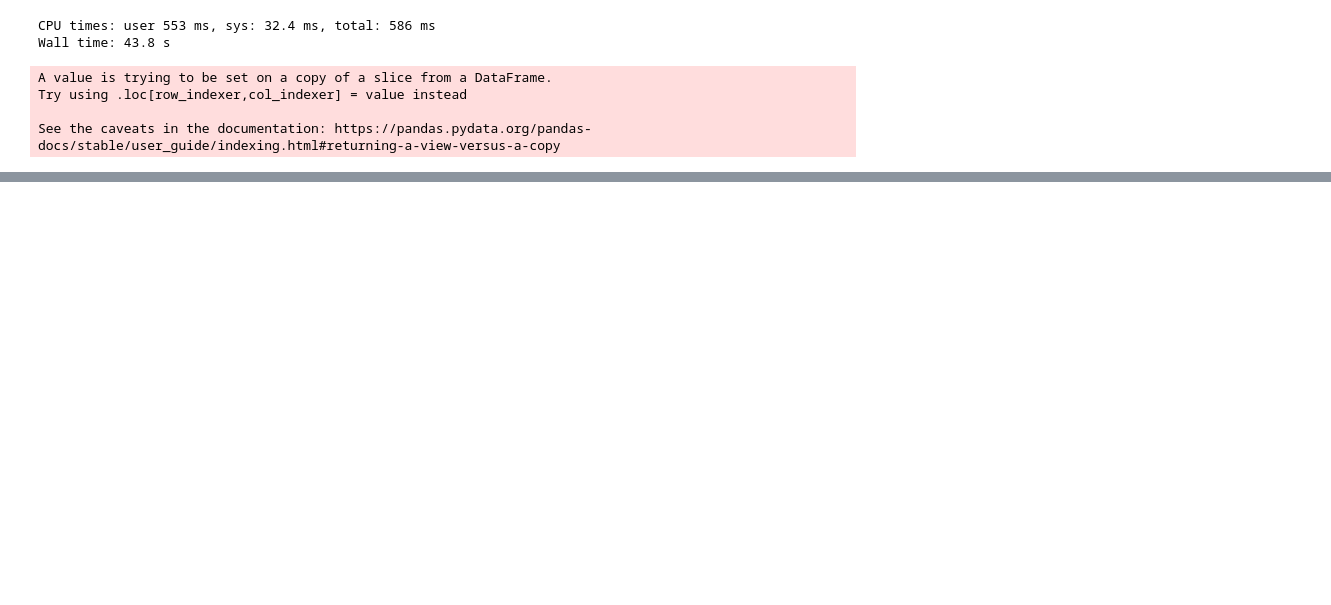
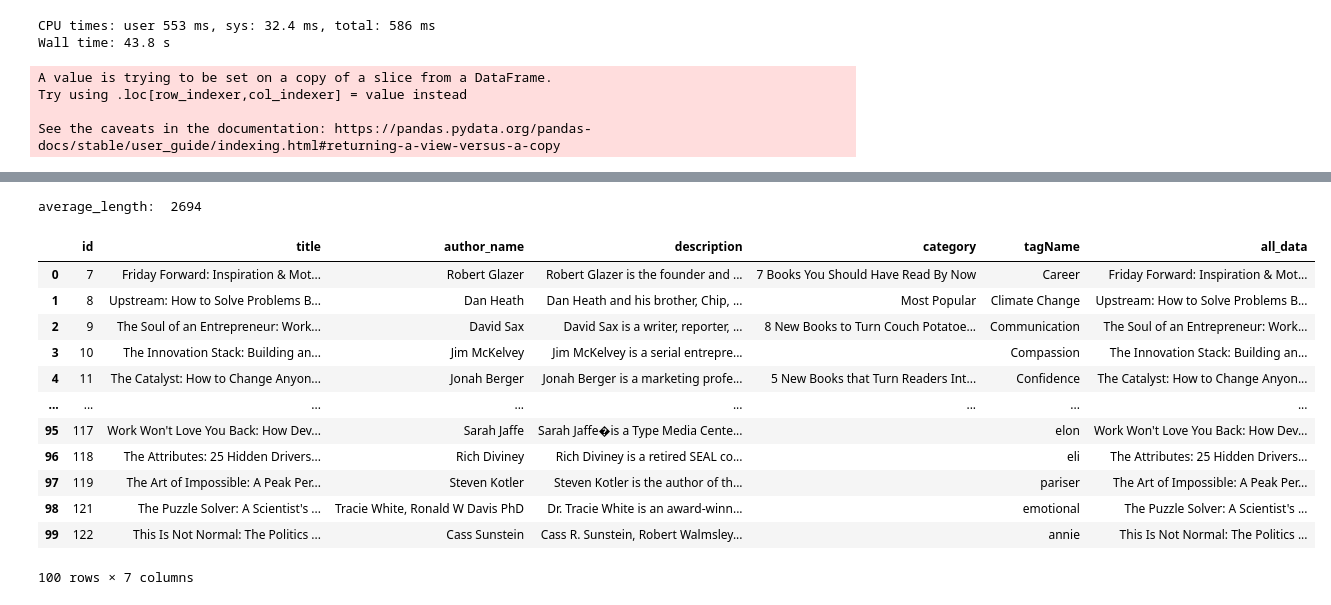
Before and after one commit to mitul-kalariya/NBIC, a Jupyter notebook: DATA/scripts/create_embeddings.ipynb, the cells around one changed output, grey strips where cells are left out. Saved outputs shown, nothing was run; the diff lists cells and outputs as text; code cells hidden in the pictures; blank space fills up the shorter version.

```diff
--- a/DATA/scripts/create_embeddings.ipynb
+++ b/DATA/scripts/create_embeddings.ipynb
@@ -70,0 +63,12 @@ dict_df
+# %%
+def num_tokens_from_string(string: str) -> int:
+    """Returns the number of tokens in a text string."""
+    encoding = tiktoken.get_encoding("cl100k_base")
+    num_tokens = len(encoding.encode(string))
+    return num_tokens
+
+
+average_length = df['description'].apply(num_tokens_from_string).mean()
+print("average_length: ",average_length)
+dict_df = df.head(5).to_dict('records')
+dict_df
@@ -106,0 +131,27 @@ df
+# %%
+def num_tokens_from_string(string: str) -> int:
+    """Returns the number of tokens in a text string."""
+    encoding = tiktoken.get_encoding("cl100k_base")
+    num_tokens = len(encoding.encode(string))
+    return num_tokens
+
+
+average_length = df['all_data'].apply(num_tokens_from_string).max()
+print("average_length: ",average_length)
+
+df
+# %% [output]
+average_length:  2694
+|  | id | title | author_name | description | category | tagName | all_data |
+| 0 | 7 | Friday Forward: Inspiration & Mot... | Robert Glazer | Robert Glazer is the founder and ... | 7 Books You Should Have Read By Now | Career | Friday Forward: Inspiration & Mot... |
+| 1 | 8 | Upstream: How to Solve Problems B... | Dan Heath | Dan Heath and his brother, Chip, ... | Most Popular | Climate Change | Upstream: How to Solve Problems B... |
+| 2 | 9 | The Soul of an Entrepreneur: Work... | David Sax | David Sax is a writer, reporter, ... | 8 New Books to Turn Couch Potatoe... | Communication | The Soul of an Entrepreneur: Work... |
+| 3 | 10 | The Innovation Stack: Building an... | Jim McKelvey | Jim McKelvey is a serial entrepre... |  | Compassion | The Innovation Stack: Building an... |
+| 4 | 11 | The Catalyst: How to Change Anyon... | Jonah Berger | Jonah Berger is a marketing profe... | 5 New Books that Turn Readers Int... | Confidence | The Catalyst: How to Change Anyon... |
+| ... | ... | ... | ... | ... | ... | ... | ... |
+| 95 | 117 | Work Won't Love You Back: How Dev... | Sarah Jaffe | Sarah Jaffe�is a Type Media Cente... |  | elon | Work Won't Love You Back: How Dev... |
+| 96 | 118 | The Attributes: 25 Hidden Drivers... | Rich Diviney | Rich Diviney is a retired SEAL co... |  | eli | The Attributes: 25 Hidden Drivers... |
+| 97 | 119 | The Art of Impossible: A Peak Per... | Steven Kotler | Steven Kotler is the author of th... |  | pariser | The Art of Impossible: A Peak Per... |
+| 98 | 121 | The Puzzle Solver: A Scientist's ... | Tracie White, Ronald W Davis PhD | Dr. Tracie White is an award-winn... |  | emotional | The Puzzle Solver: A Scientist's ... |
+| 99 | 122 | This Is Not Normal: The Politics ... | Cass Sunstein | Cass R. Sunstein, Robert Walmsley... |  | annie | This Is Not Normal: The Politics ... |
+100 rows × 7 columns
```
Also changed, not shown: parts of 6 cells of this notebook, 11 other files.
